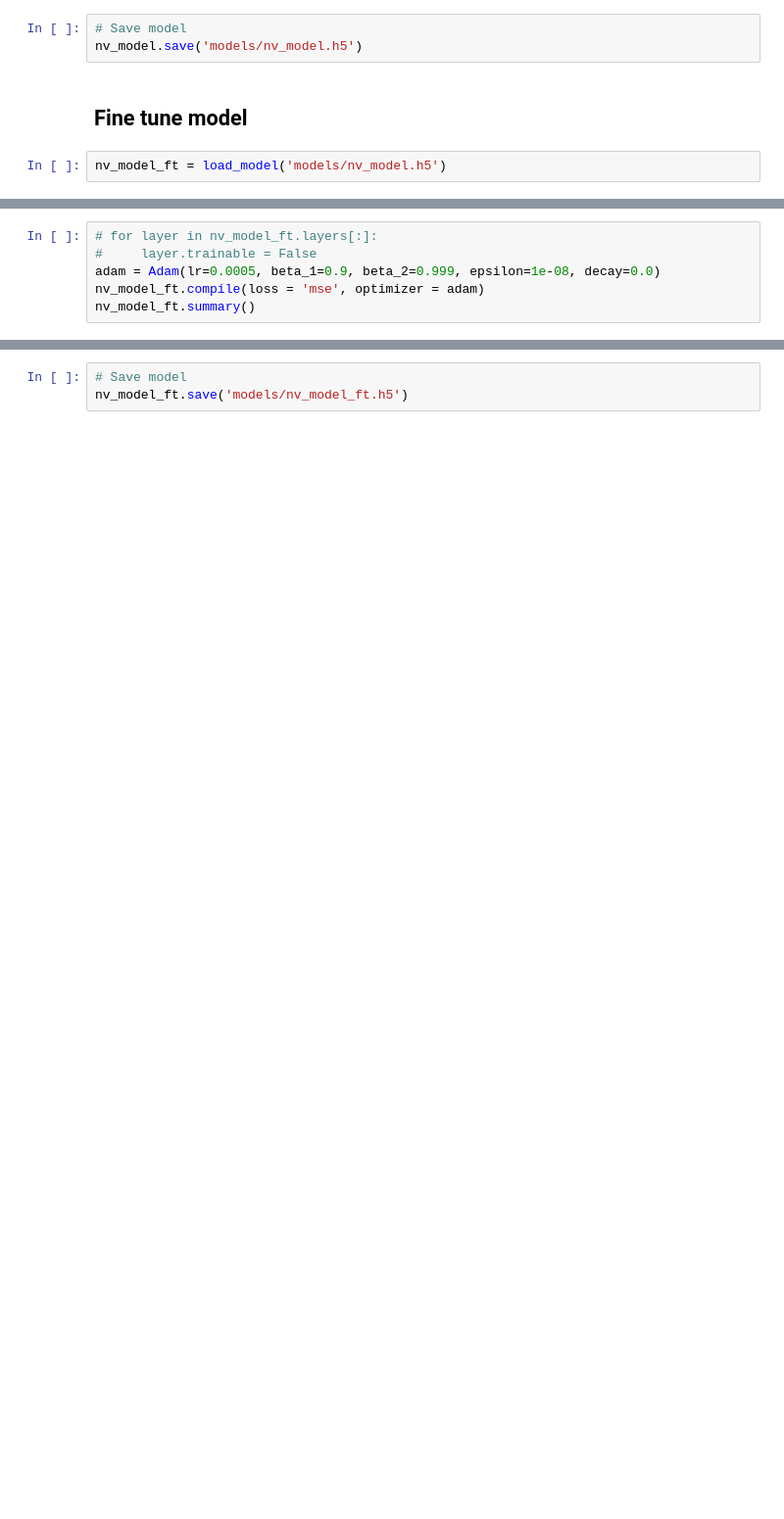
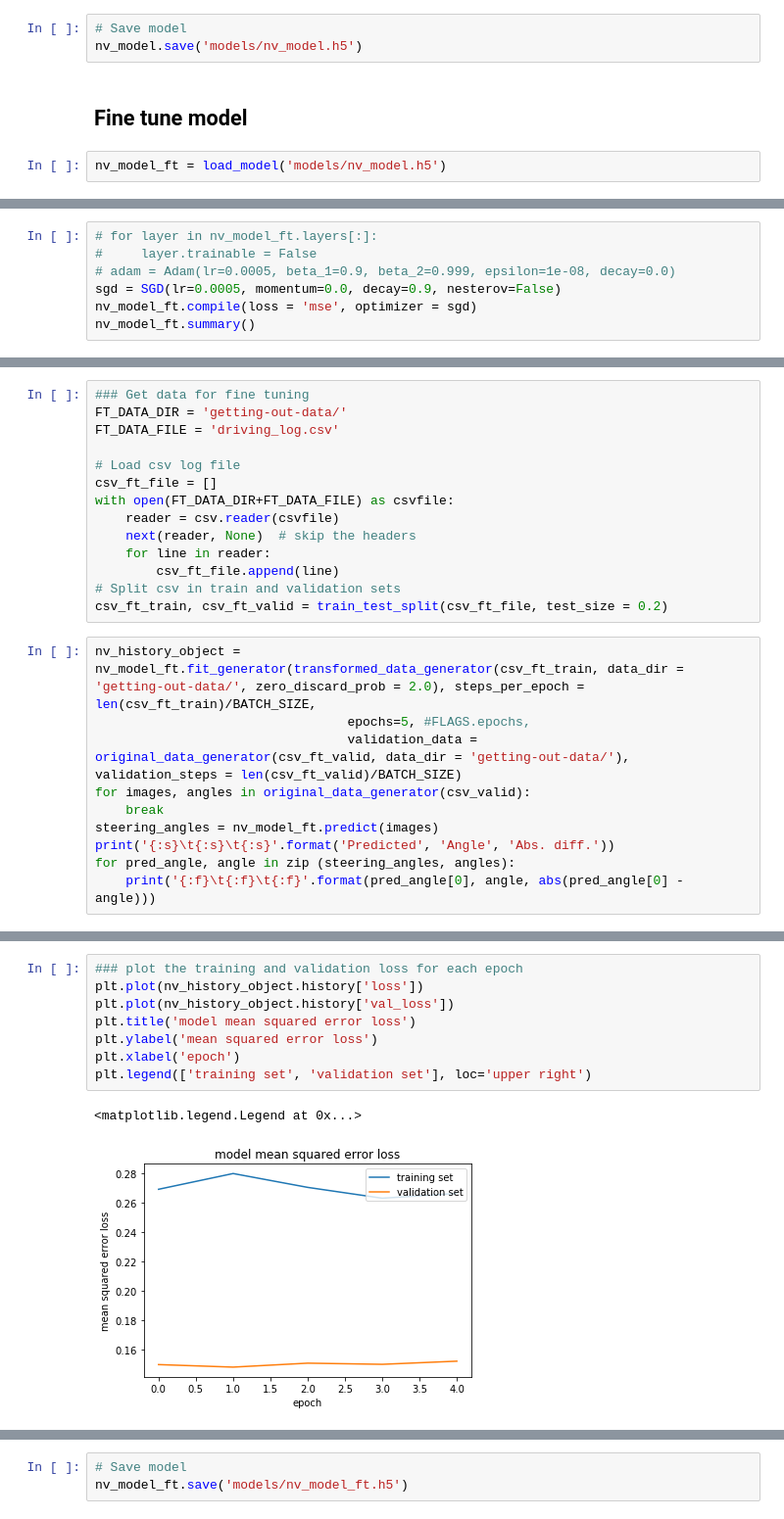
Before and after one commit to raulsolera/CarND-Behavioral-Cloning-P3, a Jupyter notebook: simple_trainer-v2.ipynb, the cells around one changed output, grey strips where cells are left out. Shown at 98% size. Drawn from its saved outputs; the diff is of its cells as text; blank space fills up the shorter version.

```diff
--- a/simple_trainer-v2.ipynb
+++ b/simple_trainer-v2.ipynb
@@ -333,8 +369,9 @@ nv_model_ft = load_model('models/nv_model.h5')
 # %%
 # for layer in nv_model_ft.layers[:]:
 #     layer.trainable = False
-adam = Adam(lr=0.0005, beta_1=0.9, beta_2=0.999, epsilon=1e-08, decay=0.0)
-nv_model_ft.compile(loss = 'mse', optimizer = adam)
+# adam = Adam(lr=0.0005, beta_1=0.9, beta_2=0.999, epsilon=1e-08, decay=0.0)
+sgd = SGD(lr=0.0005, momentum=0.0, decay=0.9, nesterov=False)
+nv_model_ft.compile(loss = 'mse', optimizer = sgd)
 nv_model_ft.summary()
 # %% [output]
 _________________________________________________________________
@@ -355,2 +392,26 @@ Trainable params: 227,665
 Non-trainable params: 0
 _________________________________________________________________
+# %%
+### Get data for fine tuning
+FT_DATA_DIR = 'getting-out-data/'
+FT_DATA_FILE = 'driving_log.csv'
+
+# Load csv log file
+csv_ft_file = []
+with open(FT_DATA_DIR+FT_DATA_FILE) as csvfile:
+    reader = csv.reader(csvfile)
+    next(reader, None)  # skip the headers
+    for line in reader:
+        csv_ft_file.append(line)
+# Split csv in train and validation sets
+csv_ft_train, csv_ft_valid = train_test_split(csv_ft_file, test_size = 0.2)
+# %%
+nv_history_object = nv_model_ft.fit_generator(transformed_data_generator(csv_ft_train, data_dir = 'getting-out-data/', zero_discard_prob = 2.0), steps_per_epoch = len(csv_ft_train)/BATCH_SIZE,
+                                 epochs=5, #FLAGS.epochs,
+                                 validation_data = original_data_generator(csv_ft_valid, data_dir = 'getting-out-data/'), validation_steps = len(csv_ft_valid)/BATCH_SIZE)
+for images, angles in original_data_generator(csv_valid):
+    break
+steering_angles = nv_model_ft.predict(images)
+print('{:s}\t{:s}\t{:s}'.format('Predicted', 'Angle', 'Abs. diff.'))
+for pred_angle, angle in zip (steering_angles, angles):
+    print('{:f}\t{:f}\t{:f}'.format(pred_angle[0], angle, abs(pred_angle[0] - angle)))
@@ -357,2 +436,13 @@ _________________________________________________________________
+# %%
+### plot the training and validation loss for each epoch
+plt.plot(nv_history_object.history['loss'])
+plt.plot(nv_history_object.history['val_loss'])
+plt.title('model mean squared error loss')
+plt.ylabel('mean squared error loss')
+plt.xlabel('epoch')
+plt.legend(['training set', 'validation set'], loc='upper right')
+# %% [output]
+<matplotlib.legend.Legend at 0x...>
+[figure, added]
 # %%
 ### Get data for fine tuning
```
Also changed, not shown: parts of 15 cells of this notebook.
